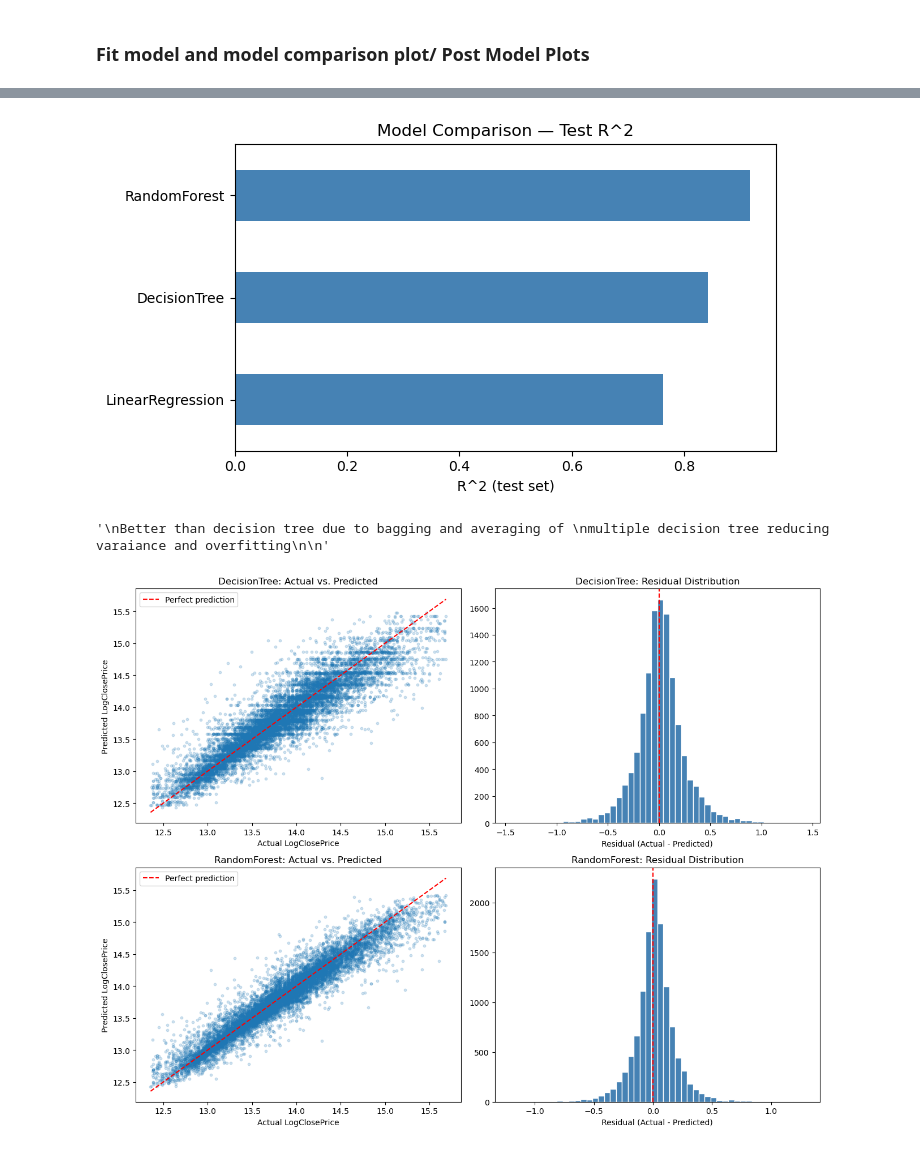
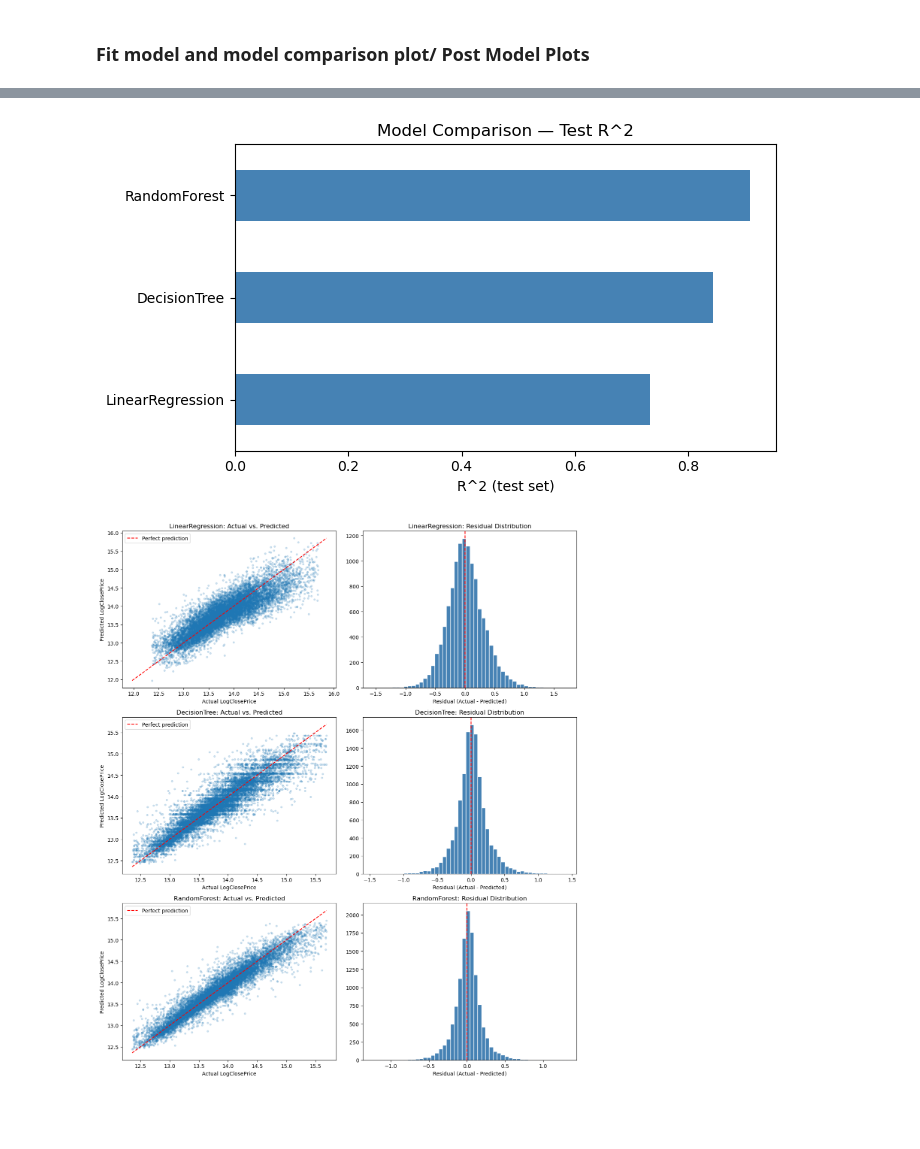
Before and after one commit to matthewviray/idx-exchange-project, a Jupyter notebook: notebooks/04_model_comparison.ipynb, the cells around one changed output, grey strips where cells are left out. Saved outputs shown, nothing was run; the diff lists cells and outputs as text; code cells hidden in the pictures; blank space fills up the shorter version.

Commit message:
Fix issues and updated feature engineering/model comparison

```diff
--- a/notebooks/04_model_comparison.ipynb
+++ b/notebooks/04_model_comparison.ipynb
@@ -91,15 +92,28 @@ X_train: (67179, 15)  |  X_test: (12127, 15)
 # %% [markdown]
 ### Fit model and model comparison plot/ Post Model Plots
 # %%
-# Fit Decision Tree and Random Forest with default hyperparameters,
-# evaluate on both train and the held-out test month to check for overfitting.
-model_classes = {'DecisionTree': DecisionTreeRegressor, 'RandomForest': RandomForestRegressor}
+# Fit Decision Tree, Random Forest, and Linear Regression. Tree hyperparameters
+# are fixed (rather than grid-searched per feature set) to control overfitting:
+# a capped max_depth and a min_samples_leaf floor keep both models from carving
+# out leaves around individual rows. Same params/models are reused for the new
+# feature set below, so the comparison isolates the effect of the features.
+model_classes = {
+    'LinearRegression': LinearRegression,
+    'DecisionTree': DecisionTreeRegressor,
+    'RandomForest': RandomForestRegressor,
+}
+fixed_params = {
+    'LinearRegression': {},
+    'DecisionTree': {'max_depth': 12, 'min_samples_leaf': 10},
+    'RandomForest': {'max_depth': 16, 'min_samples_leaf': 5, 'n_estimators': 200},
+}
 
 results = {}
 for name, model_class in model_classes.items():
+    model_kwargs = fixed_params[name] if name == 'LinearRegression' else {'random_state': 42, **fixed_params[name]}
     pipeline = Pipeline([
         ('preprocessor', preprocessor),
-        ('model', model_class(random_state=42))
+        ('model', model_class(**model_kwargs))
     ])
     pipeline.fit(X_train, y_train)
 
@@ -116,7 +130,7 @@ for name, model_class in model_classes.items():
         'train_r2': train_r2, 'train_rmse': train_rmse,
         'r2': r2, 'rmse': rmse,
     }
-    print(f"{name}")
+    print(f"{name}  (params: {fixed_params[name]})")
     print(f"  Train R^2:              {train_r2:.4f}")
     print(f"  Train RMSE (log price): {train_rmse:.4f}")
     print(f"  Test R^2:               {r2:.4f}")
@@ -229,9 +179,6 @@ metrics_table.round(4)
 # %%
-# R^2 comparison chart — linear baseline value hardcoded from 03_baseline_model.ipynb
-baseline_r2 = 0.7223
-comparison = pd.Series({'LinearRegression': baseline_r2,
-                        'DecisionTree': results['DecisionTree']['r2'],
-                        'RandomForest': results['RandomForest']['r2']}).sort_values()
+# R^2 comparison chart — all three models now fit directly in this notebook
+comparison = pd.Series({name: res['r2'] for name, res in results.items()}).sort_values()
 
 fig, ax = plt.subplots(figsize=(7, 4))
 comparison.plot(kind='barh', ax=ax, color='steelblue')
@@ -240,39 +187,35 @@ ax.set_title('Model Comparison — Test R^2')
 plt.tight_layout()
 plt.show()
 
-"""
-Better than decision tree due to bagging and averaging of
-multiple decision tree reducing varaiance and overfitting
-
-"""
+# RandomForest > DecisionTree due to bagging/averaging across many trees, which
+# reduces variance and overfitting relative to a single tree.
 # %% [output]
-[figure, old version]
+[figure, new version]
-'\nBetter than decision tree due to bagging and averaging of \nmultiple decision tree reducing varaiance and overfitting\n\n'
 # %%
 # Post-model diagnostics — actual vs. predicted and residual distribution, per model
-fig, axes = plt.subplots(2, 2, figsize=(13, 10))
+fig, axes = plt.subplots(len(results), 2, figsize=(13, 5 * len(results)))
 
 for row, (name, res) in enumerate(results.items()):
     preds = res['pipeline'].predict(X_test)
     residuals = y_test - preds
 
     ax_scatter = axes[row, 0]
     ax_scatter.scatter(y_test, preds, alpha=0.2, s=10)
     lims = [min(y_test.min(), preds.min()), max(y_test.max(), preds.max())]
     ax_scatter.plot(lims, lims, color='red', linestyle='--', label='Perfect prediction')
     ax_scatter.set_xlabel('Actual LogClosePrice')
     ax_scatter.set_ylabel('Predicted LogClosePrice')
     ax_scatter.set_title(f'{name}: Actual vs. Predicted')
     ax_scatter.legend()
 
     ax_hist = axes[row, 1]
     ax_hist.hist(residuals, bins=50, color='steelblue', edgecolor='white')
     ax_hist.axvline(0, color='red', linestyle='--')
     ax_hist.set_xlabel('Residual (Actual - Predicted)')
     ax_hist.set_title(f'{name}: Residual Distribution')
 
 plt.tight_layout()
 plt.show()
 # %% [output]
-[figure, old version]
+[figure, new version]
 # %%
```
Also changed, not shown: parts of 16 cells of this notebook, 3 other files.
